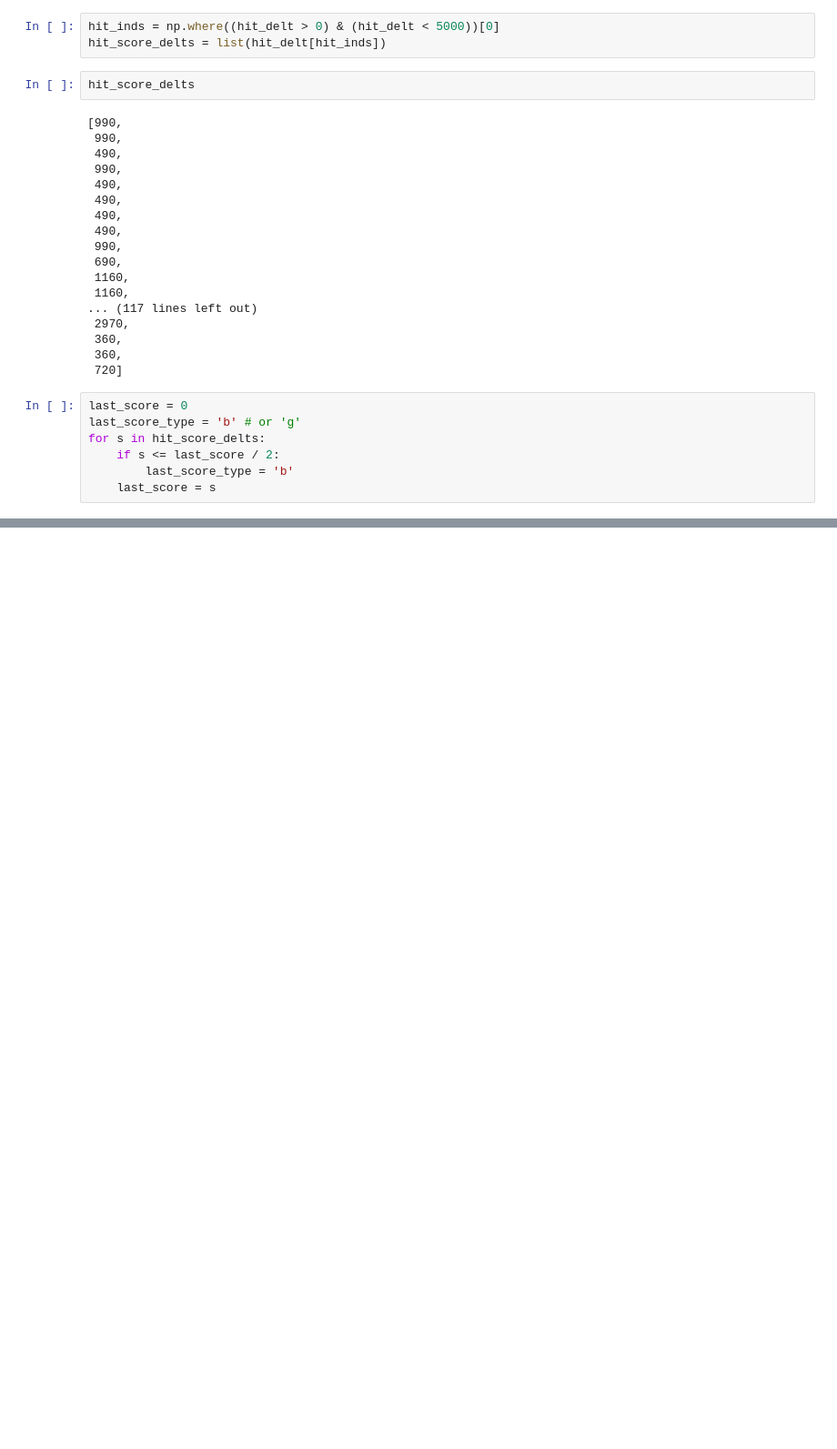
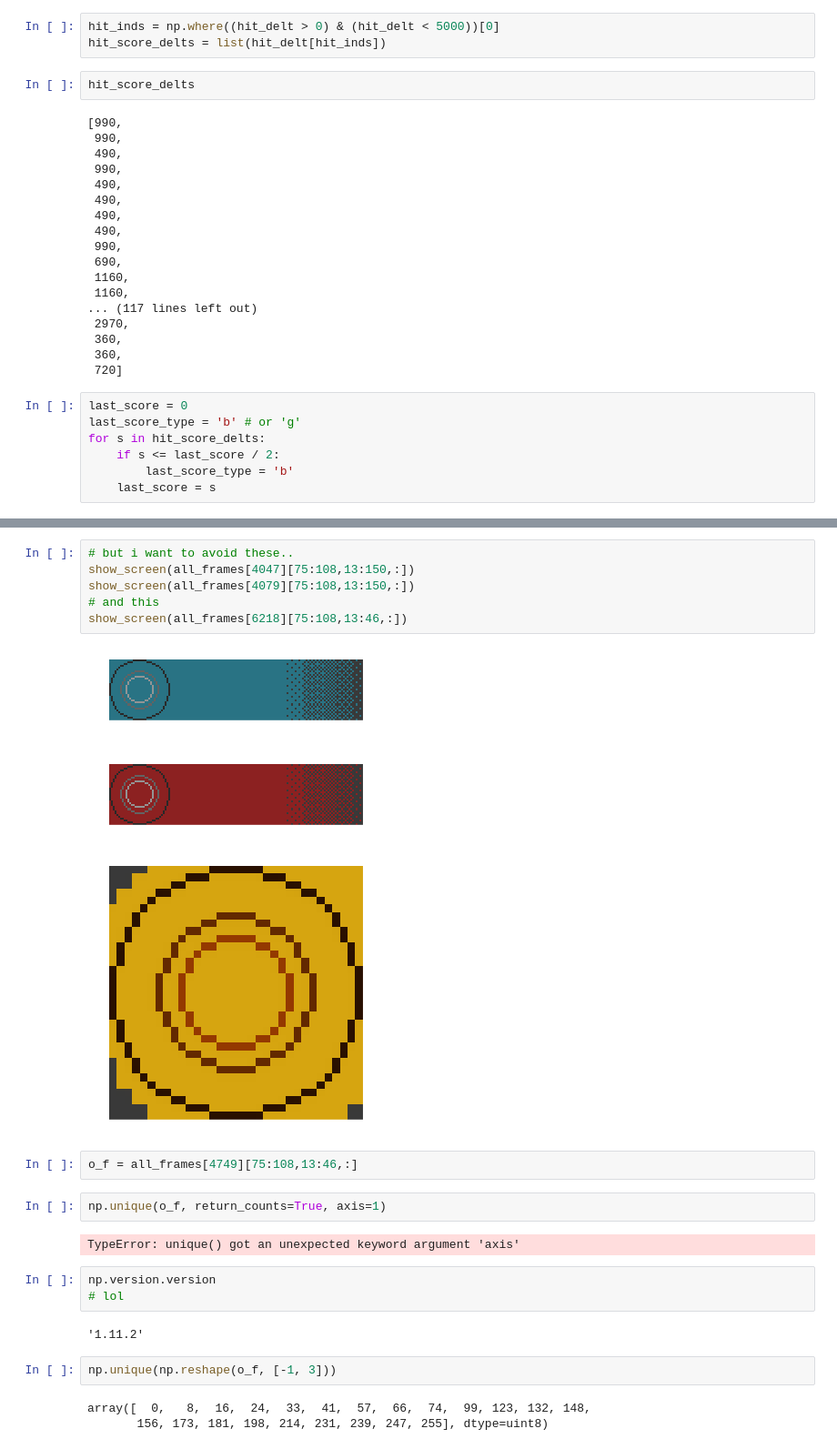
Before and after one commit to pussinboot/tAIko, a Jupyter notebook: notebooks/restart.ipynb, the cells around one changed output, grey strips where cells are left out. Shown at 91% size. Saved outputs shown, nothing was run; the diff lists cells and outputs as text; blank space fills up the shorter version.

```diff
--- a/notebooks/restart.ipynb
+++ b/notebooks/restart.ipynb
@@ -270,0 +288,26 @@ for s in hit_score_delts:
+# %%
+# but i want to avoid these..
+show_screen(all_frames[4047][75:108,13:150,:])
+show_screen(all_frames[4079][75:108,13:150,:])
+# and this
+show_screen(all_frames[6218][75:108,13:46,:])
+# %% [output]
+[figure, added]
+[figure, added]
+[figure, added]
+# %%
+o_f = all_frames[4749][75:108,13:46,:]
+# %%
+np.unique(o_f, return_counts=True, axis=1)
+# %% [output]
+TypeError: unique() got an unexpected keyword argument 'axis'
+# %%
+np.version.version
+# lol
+# %% [output]
+'1.11.2'
+# %%
+np.unique(np.reshape(o_f, [-1, 3]))
+# %% [output]
+array([  0,   8,  16,  24,  33,  41,  57,  66,  74,  99, 123, 132, 148,
+       156, 173, 181, 198, 214, 231, 239, 247, 255], dtype=uint8)
```
Also changed, not shown: parts of 3 cells of this notebook.
